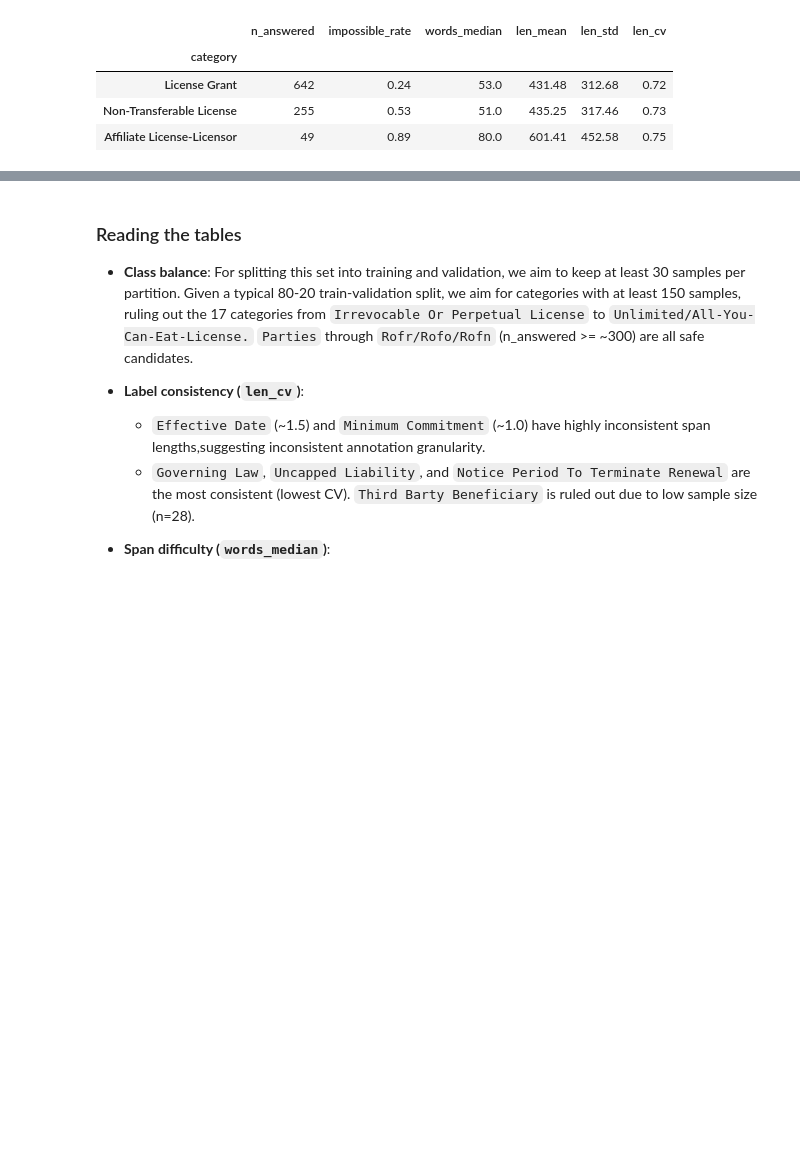
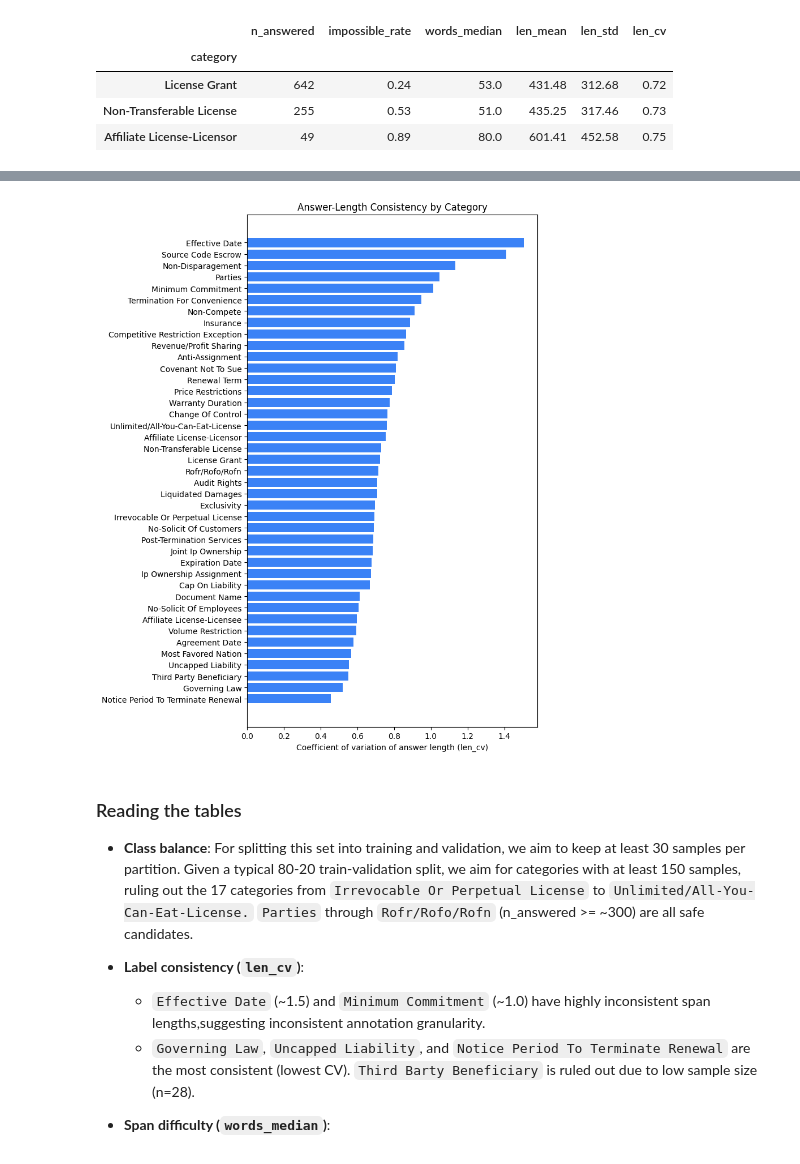
Before and after one commit to Break-Through-Tech/Accenture-1D-contract-review-challenge, a Jupyter notebook: 01_EDA.ipynb, the cells around one changed output, grey strips where cells are left out. Saved outputs shown, nothing was run; the diff lists cells and outputs as text; code cells hidden in the pictures; blank space fills up the shorter version.

```diff
--- a/01_EDA.ipynb
+++ b/01_EDA.ipynb
@@ -424,3 +448,14 @@ category_stats.loc[['License Grant', 'Non-Transferable License', 'Affiliate Lice
+# %%
+len_cv_sorted = category_stats['len_cv'].sort_values()
+
+fig, ax = plt.subplots(figsize=(8, 10))
+ax.barh(len_cv_sorted.index, len_cv_sorted.values, color='#3b82f6')
+ax.set_xlabel('Coefficient of variation of answer length (len_cv)')
+ax.set_title('Answer-Length Consistency by Category')
+plt.tight_layout()
+plt.show()
+# %% [output]
+[figure, added]
 # %% [markdown]
 ### Reading the tables
 
```
Also changed, not shown: parts of 3 cells of this notebook, 6 other files.
